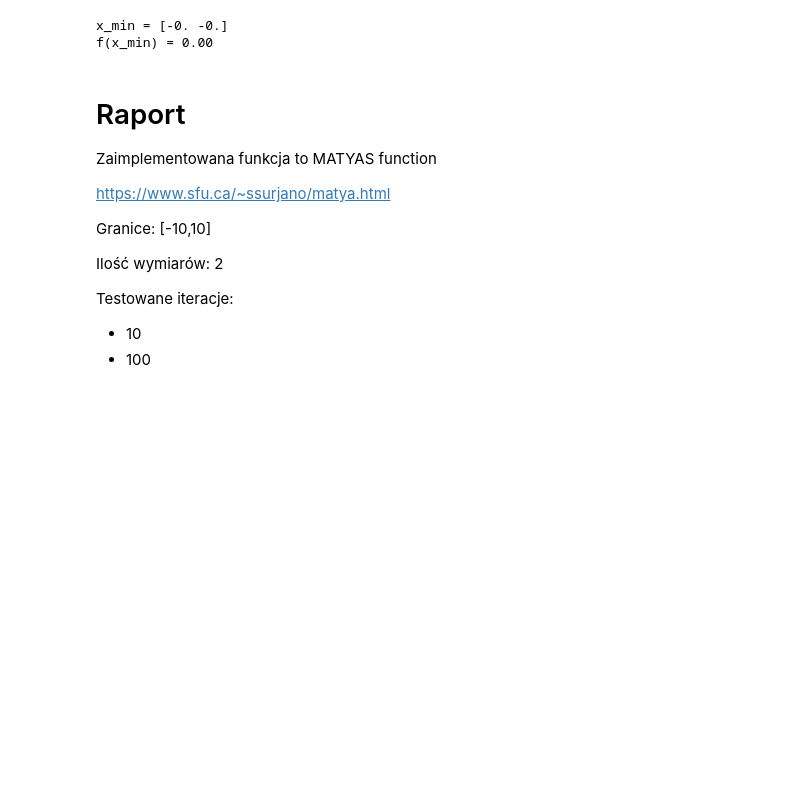
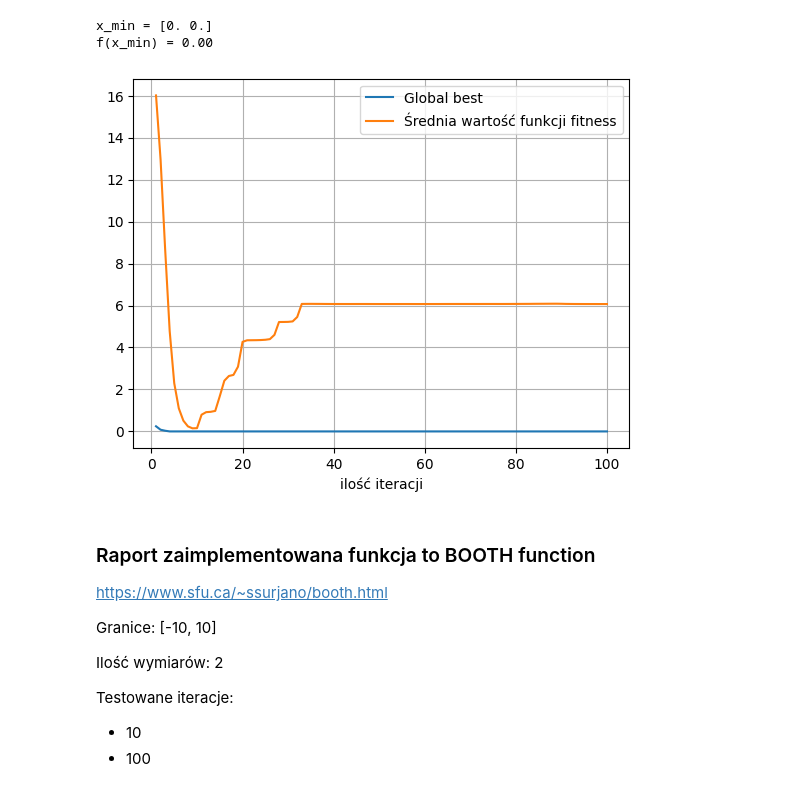
Before and after one commit to Matixpod/STUDIA, a Jupyter notebook: py/Metody numeryczne/152774_lab6.ipynb, the cells around one changed output. Drawn from its saved outputs; the diff is of its cells as text; code cells hidden in the pictures; blank space fills up the shorter version.

```diff
--- a/py/Metody numeryczne/152774_lab6.ipynb
+++ b/py/Metody numeryczne/152774_lab6.ipynb
@@ -28,37 +48,40 @@ f(x_min) = 0.00
 # %%
-import numpy as np
-from pso import PSO
+def matyas_function(x):
+    x1, x2 = x
+    return 0.26 * (x1**2 + x2**2) - 0.48 * x1 * x2
 
 dims = 2
 iters = 100
 
-def f(x):
-    x1,x2 = x
-    return 0.26*(x1**2+x2**2)-0.48*x1*x2
+alg = PSO(swarm_size=30, phi_p=1, phi_g=0.5, omega=0.5, v_max=2)
 
+result = alg.run(matyas_function, [-10, 10], dims, maximum_iterations=iters)
 
-alg = PSO(swarm_size=30,
-phi_p=1,
-phi_g=0.5,
-omega=0.5,
-v_max=2)
+best_solution, global_best_particles, avg_fitness_values = result
 
+print(f'x_min = {np.round(best_solution, 2)}')
+print(f'f(x_min) = {matyas_function(best_solution):0.2f}')
 
+x = np.arange(1, iters + 1)
 
-result = alg.run(f, [-10,10], dims, maximum_iterations=iters)
+plt.plot(x, global_best_particles, label='Global best')
+plt.plot(x, avg_fitness_values, label='Średnia wartość funkcji fitness')
+plt.xlabel('ilość iteracji')
+plt.legend()
 
-print(f'x_min = {np.round(result, 2)}')
-print(f'f(x_min) = {f(result):0.2f}')
+plt.grid(True)
+
+plt.show()
 # %% [output]
-x_min = [-0. -0.]
+x_min = [0. 0.]
 f(x_min) = 0.00
+[figure, added]
 # %% [markdown]
-# Raport
-Zaimplementowana funkcja to MATYAS function
 
-https://www.sfu.ca/~ssurjano/matya.html
+### Raport zaimplementowana funkcja to BOOTH function
+https://www.sfu.ca/~ssurjano/booth.html
 
-Granice: [-10,10]
+Granice: [-10, 10]
 
 Ilość wymiarów: 2
 
```
Also changed, not shown: parts of 11 cells of this notebook, 7 other files.
